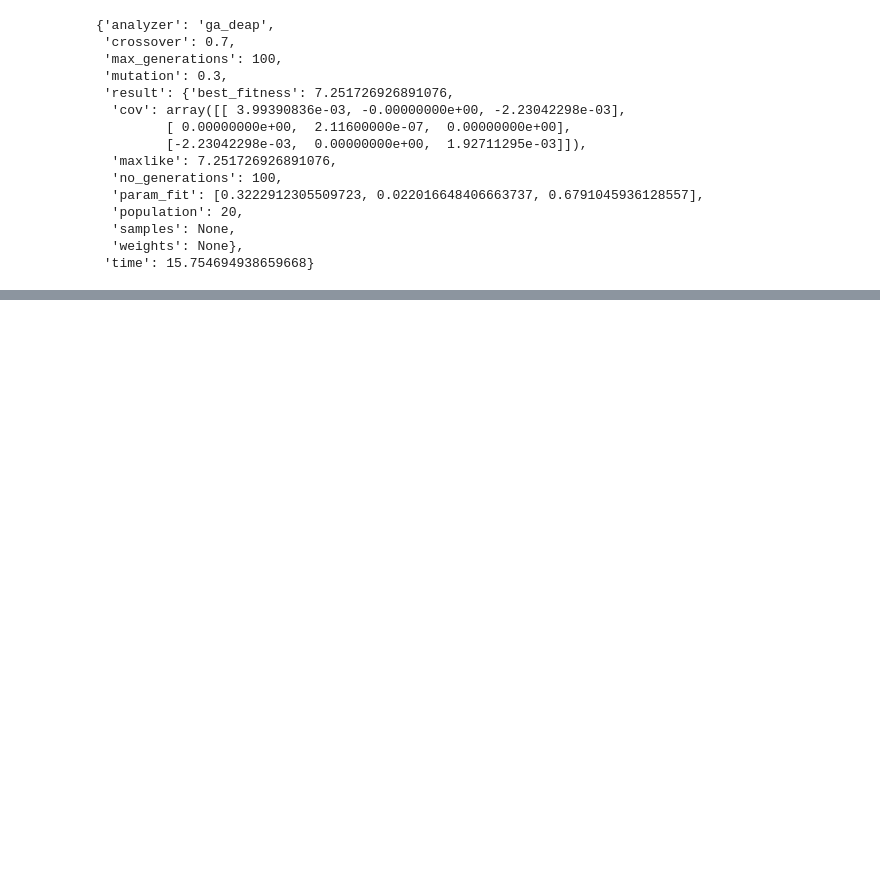
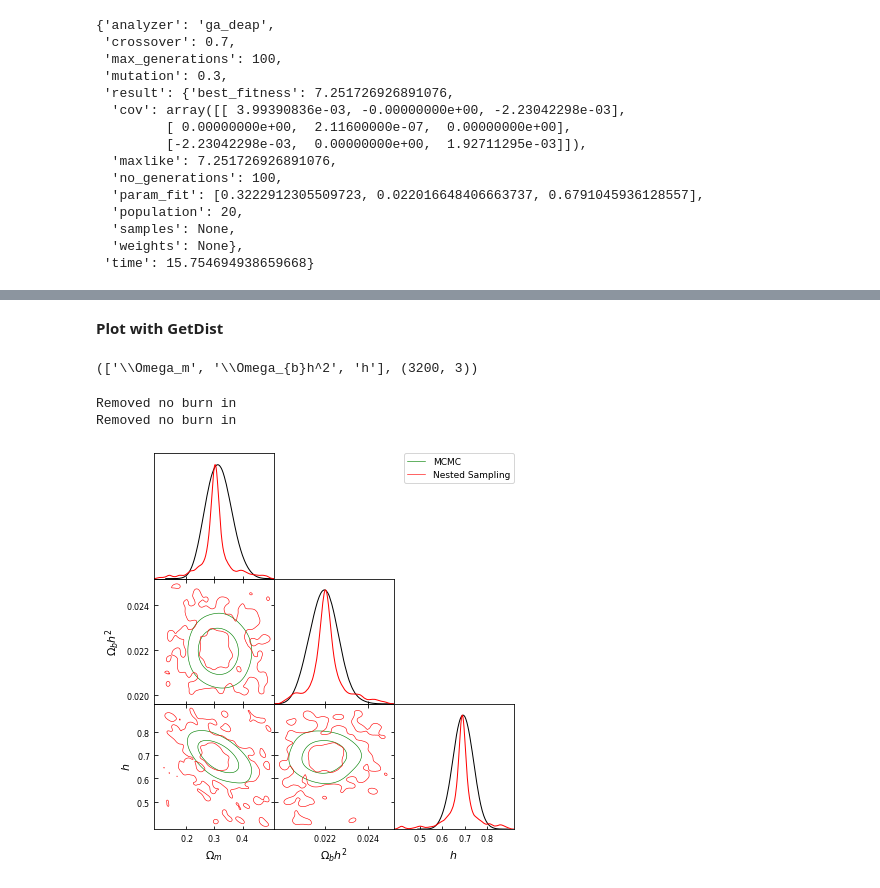
Before and after one commit to igomezv/simplemc_workshop, a Jupyter notebook: simplemc_colab.ipynb, the cells around one changed output, grey strips where cells are left out. Cells and saved outputs as stored; diff of their text form; code cells hidden in the pictures; blank space fills up the shorter version.

```diff
--- a/simplemc_colab.ipynb
+++ b/simplemc_colab.ipynb
@@ -178,0 +273,2 @@ Information criterions:
+# %%
+res2 = analysis2.executer(nlivepoints=100)
@@ -178,0 +305,28 @@ Information criterions:
+# %%
+samples2 = res2['result']['samples']
+weights2 = res2['result']['weights']
+om2 = res2['result']['samples'][:,0]
+obh22 = res2['result']['samples'][:,1]
+h2 = res2['result']['samples'][:,2]
+# %% [markdown]
+**Plot with GetDist**
+# %%
+# names = ["SN+BBAO", "SN+HD", "SN+HD+BBAO", "SN+HD+BBAO+Planck"]
+labels =  ['{}'.format(p.Ltxname) for p in analysis1.pars_info]
+labels, np.shape(samples1)
+# %% [output]
+(['\\Omega_m', '\\Omega_{b}h^2', 'h'], (3200, 3))
+# %%
+samp1 = MCSamples(samples=samples1, names=labels, labels = labels, label='MCMC')
+samp2 = MCSamples(samples=samples2, names = labels, labels = labels, label='Nested Sampling')
+# %% [output]
+Removed no burn in
+Removed no burn in
+# %%
+# Triangle plot
+g = plots.get_subplot_plotter()
+g.triangle_plot([samp1, samp2], filled=False, line_args={'lw':1},
+                colors=['green', 'red', 'indigo'],
+                settings={ 'smooth_scale_2D':0.8, 'smooth_scale_1D':0.6},)
+# %% [output]
+[figure, added]
```
Also changed, not shown: parts of 12 cells of this notebook.
